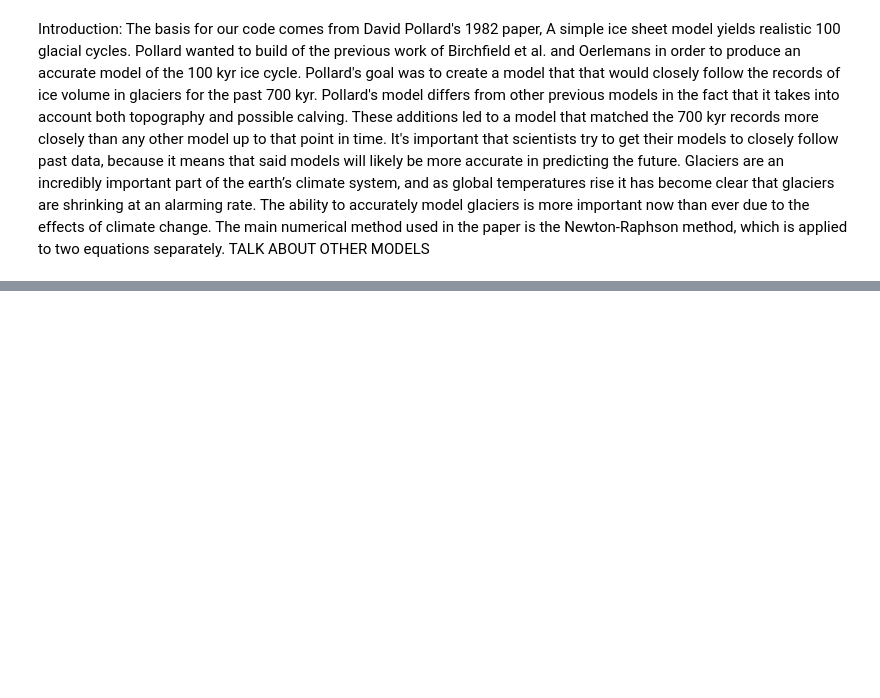
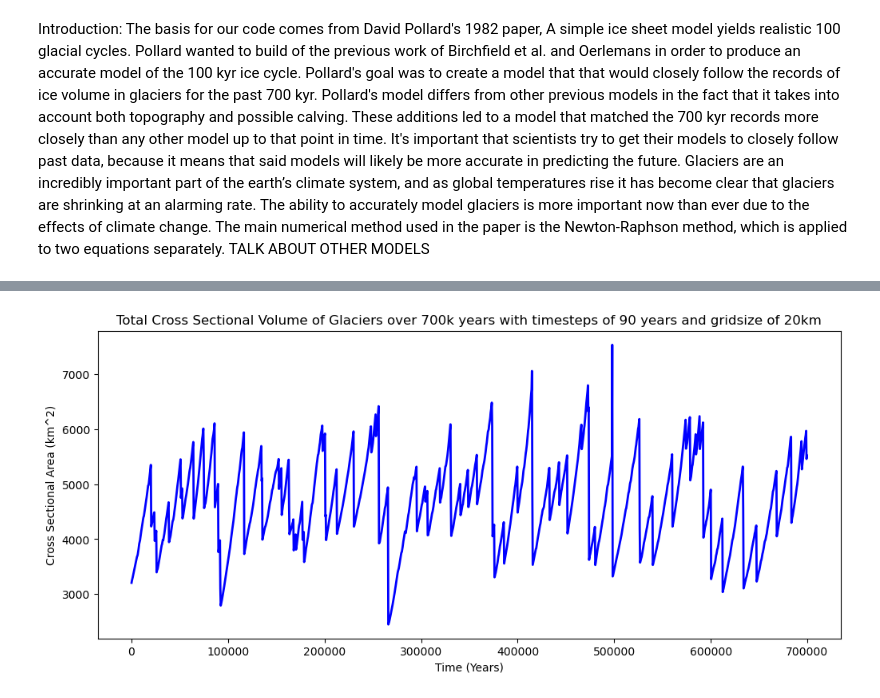
Before and after one commit to scottrivenbark13/ESM-Final-Project, a Jupyter notebook: Rough_Version_Glacier_Scott_and_Justin.ipynb, the cells around one changed output, grey strips where cells are left out. Saved outputs shown, nothing was run; the diff lists cells and outputs as text; code cells hidden in the pictures; blank space fills up the shorter version.

```diff
--- a/Rough_Version_Glacier_Scott_and_Justin.ipynb
+++ b/Rough_Version_Glacier_Scott_and_Justin.ipynb
@@ -265,0 +330,15 @@ The code still isn't completely functional so we don't have any results to discu
+# %%
+# Showing ice cross seaction area with timesteps of 90 years and gridsize of 20 km
+v2 = initialize(90, 20)
+result2 = MainLoop(v2, 700000, 20)
+all_time2 = result2['time']
+saves2 = result2['save']
+areas2 = result2['area']
+plt.figure(figsize=(12, 5))
+plt.xlabel('Time (Years)')
+plt.ylabel('Cross Sectional Area (km^2)')
+plt.title('Total Cross Sectional Volume of Glaciers over 700k years with timesteps of 90 years and gridsize of 20km')
+plt.plot(all_time2[:saves2], areas2[:saves2], 'b-', linewidth=2)
+plt.show()
+# %% [output]
+[figure, added]
```
Also changed, not shown: parts of 16 cells of this notebook.
